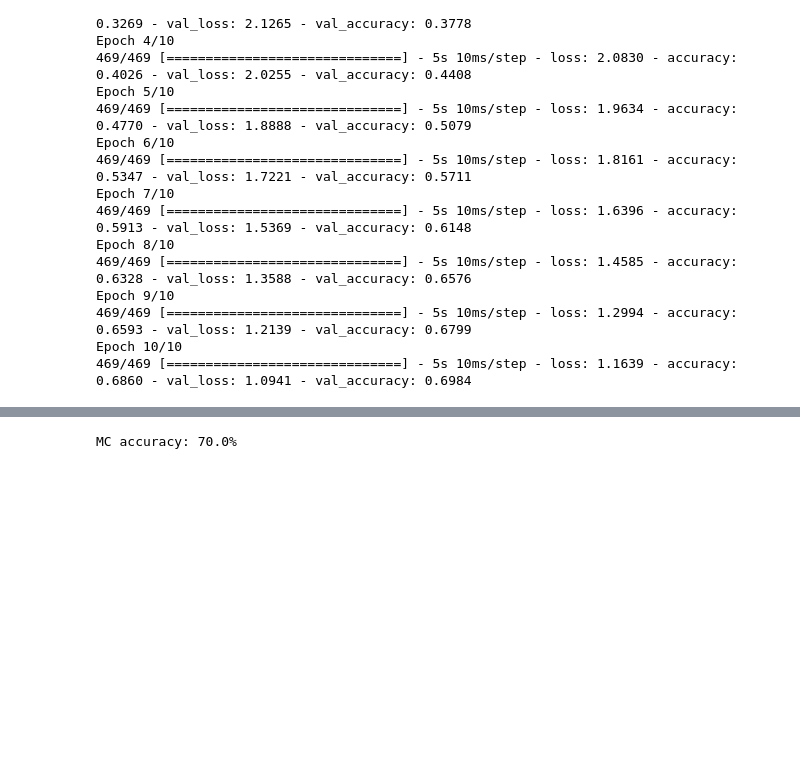
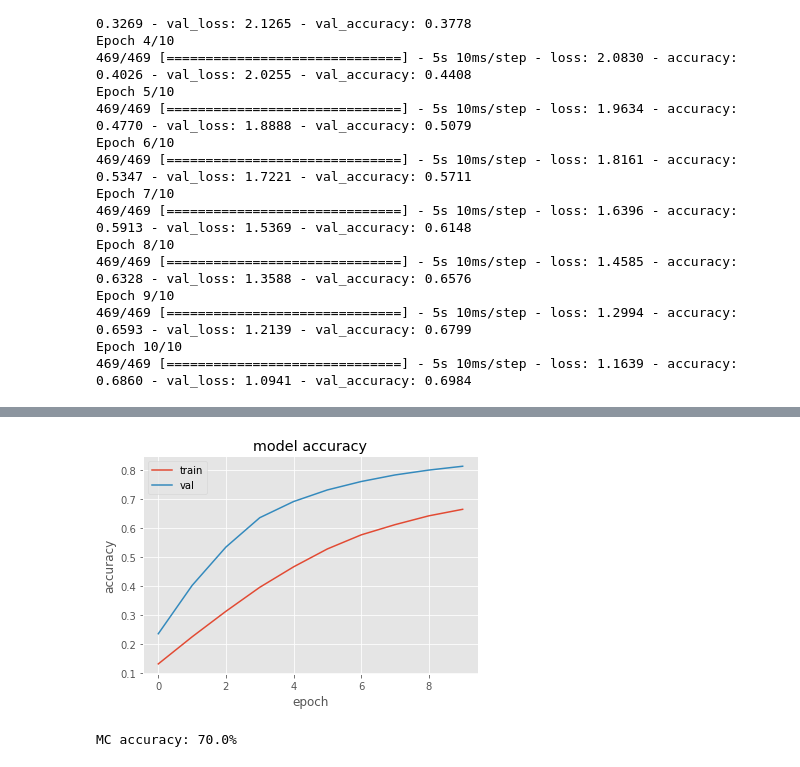
Before and after one commit to tylerlum/deep_learning_monte_carlo_dropout, a Jupyter notebook: mc_dropout_mnist.ipynb, the cells around one changed output, grey strips where cells are left out. Cells and saved outputs as stored; diff of their text form; code cells hidden in the pictures; blank space fills up the shorter version.

```diff
--- a/mc_dropout_mnist.ipynb
+++ b/mc_dropout_mnist.ipynb
@@ -148,3 +169,7 @@ Epoch 10/10
+# %%
+plot_train_validation(h_mc, "accuracy")
+# %% [output]
+[figure, added]
 # %%
 import tqdm
 
```
Also changed, not shown: parts of 4 cells of this notebook.
